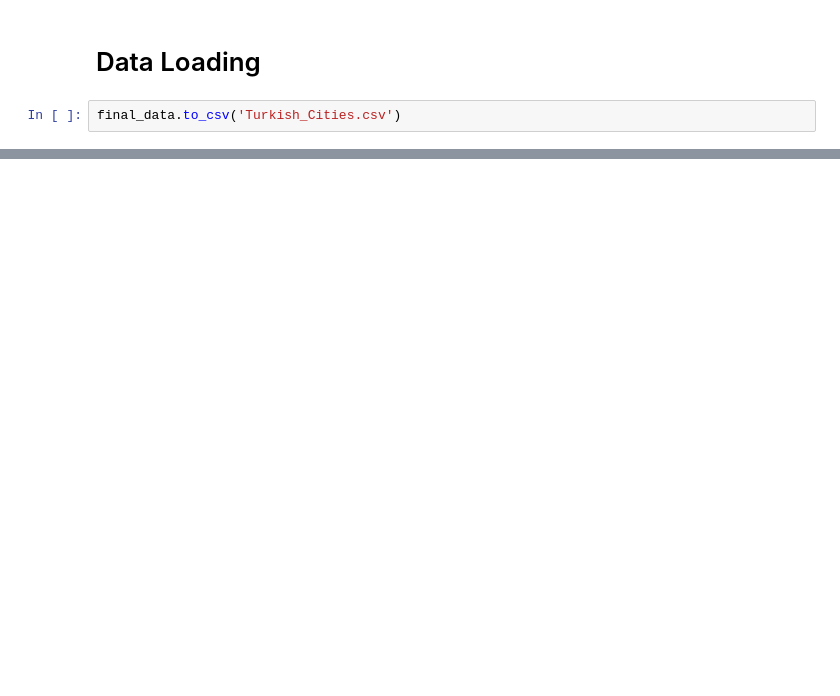
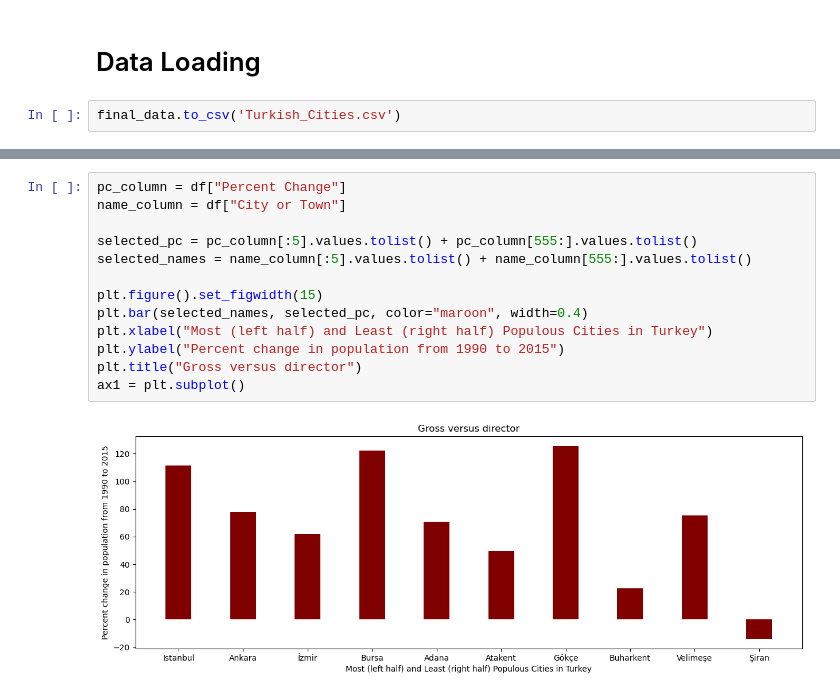
Before and after one commit to rjames187/I310D_assignment_7, a Jupyter notebook: Assignment7.ipynb, the cells around one changed output, grey strips where cells are left out. Cells and saved outputs as stored; diff of their text form; blank space fills up the shorter version.

```diff
--- a/Assignment7.ipynb
+++ b/Assignment7.ipynb
@@ -180,0 +293,15 @@ final_data.to_csv('Turkish_Cities.csv')
+# %%
+pc_column = df["Percent Change"]
+name_column = df["City or Town"]
+
+selected_pc = pc_column[:5].values.tolist() + pc_column[555:].values.tolist()
+selected_names = name_column[:5].values.tolist() + name_column[555:].values.tolist()
+
+plt.figure().set_figwidth(15)
+plt.bar(selected_names, selected_pc, color="maroon", width=0.4)
+plt.xlabel("Most (left half) and Least (right half) Populous Cities in Turkey")
+plt.ylabel("Percent change in population from 1990 to 2015")
+plt.title("Gross versus director")
+ax1 = plt.subplot()
+# %% [output]
+[figure, added]
```
Also changed, not shown: parts of 13 cells of this notebook, 1 other file.
